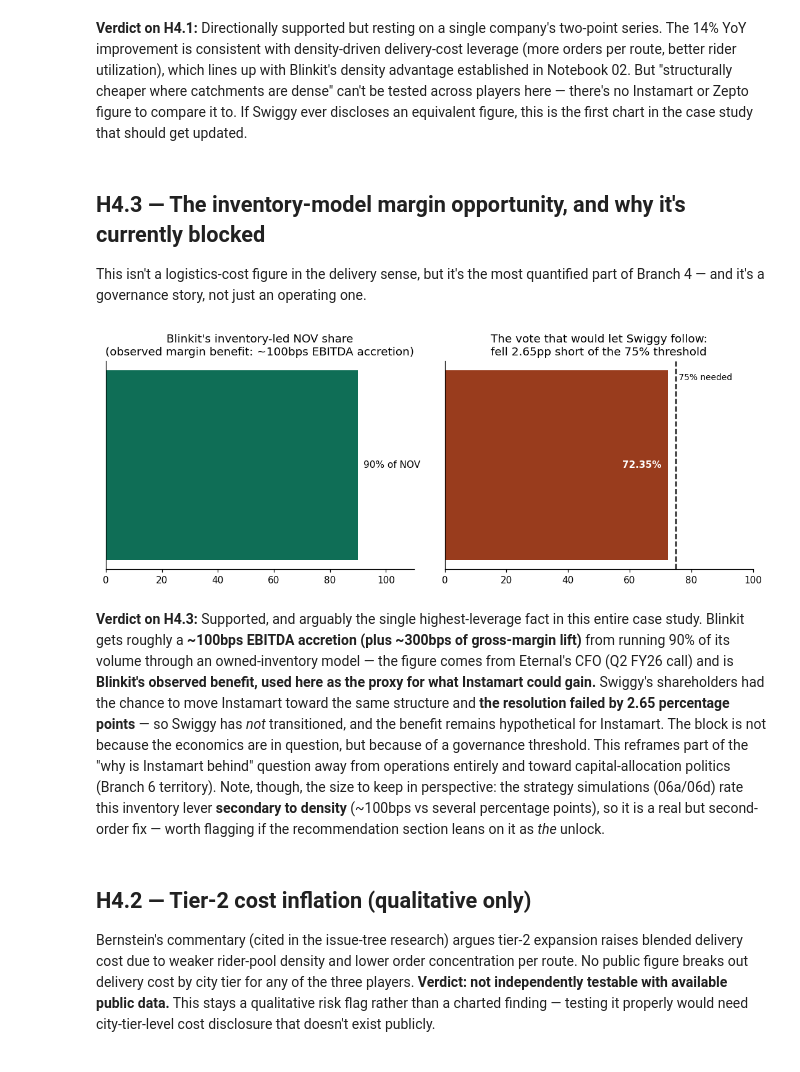
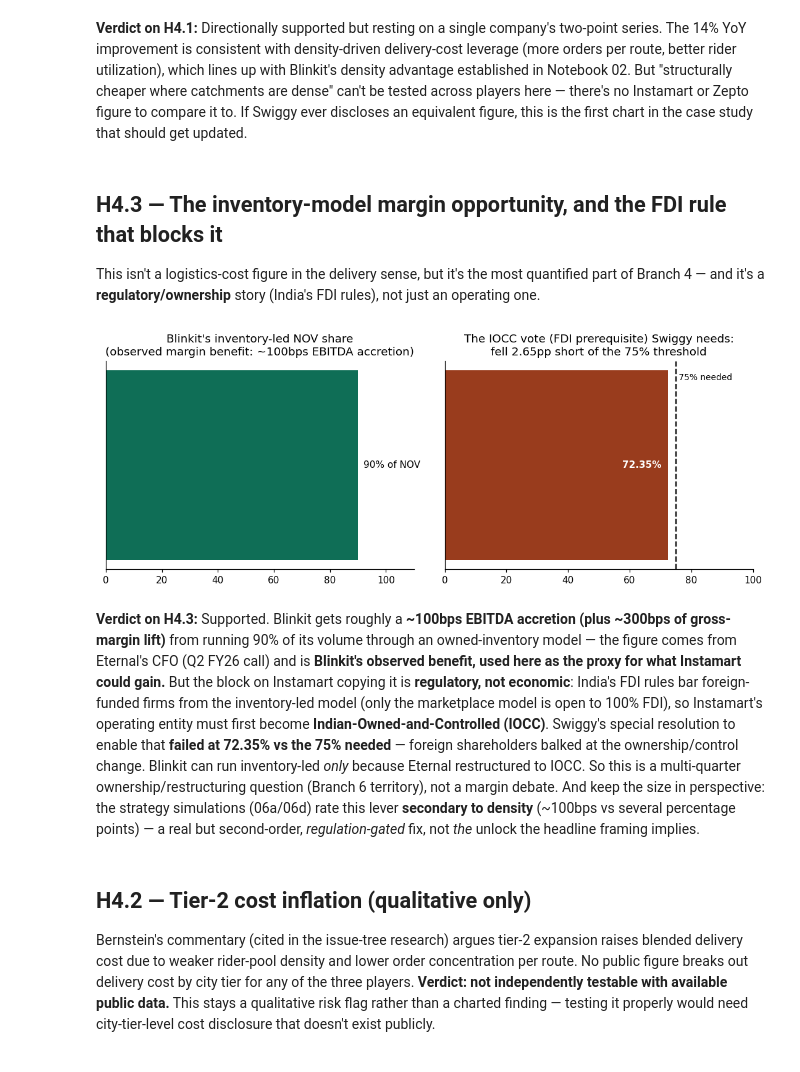
Before and after one commit to addy9051/swiggy-instamart-casestudy, a Jupyter notebook: notebooks/05_logistics_cost_benchmarking.ipynb, the cells around one changed output. Cells and saved outputs as stored; diff of their text form; code cells hidden in the pictures.

```diff
--- a/notebooks/05_logistics_cost_benchmarking.ipynb
+++ b/notebooks/05_logistics_cost_benchmarking.ipynb
@@ -75,53 +75,55 @@ are dense" can't be tested across players here — there's no Instamart or Zepto
 compare it to. If Swiggy ever discloses an equivalent figure, this is the first chart in
 the case study that should get updated.
 # %% [markdown]
-## H4.3 — The inventory-model margin opportunity, and why it's currently blocked
+## H4.3 — The inventory-model margin opportunity, and the FDI rule that blocks it
 
 This isn't a logistics-cost figure in the delivery sense, but it's the most quantified
-part of Branch 4 — and it's a governance story, not just an operating one.
+part of Branch 4 — and it's a **regulatory/ownership** story (India's FDI rules), not just
+an operating one.
 # %%
 inventory_share = master.loc[master.metric == "Inventory-led NOV Share", "value"].iloc[0]
 # Real-data note: the inventory benefit is Blinkit's OBSERVED ~100bps EBITDA accretion (Eternal CFO,
-# Q2FY26), the proxy for what Instamart could gain — Swiggy never transitioned (the IOCC vote failed).
-# Metric was renamed from "...(stated)" to "...(EBITDA accretion)" in master_metrics during the fact-check.
+# Q2FY26), the proxy for what Instamart could gain. The block is REGULATORY: India's FDI rules bar
+# foreign-funded firms from the inventory-led model, so the entity must first become Indian-Owned-and-
+# Controlled (IOCC) — the special resolution to enable that failed at 72.35% vs 75% (Swiggy never transitioned).
 margin_benefit_bps = master.loc[master.metric == "Inventory Model Margin Benefit (EBITDA accretion)", "value"].iloc[0]
 vote_share = master.loc[master.metric == "IOCC Resolution Vote Share", "value"].iloc[0]
 THRESHOLD_NEEDED = 75.0
 
 fig, axes = plt.subplots(1, 2, figsize=(10, 4))
 
 axes[0].barh(["Blinkit"], [inventory_share], color="#0F6E56")
 axes[0].text(inventory_share + 2, 0, f"{inventory_share:.0f}% of NOV", va="center", fontsize=10)
 axes[0].set_xlim(0, 110)
 axes[0].set_title(f"Blinkit's inventory-led NOV share\n(observed margin benefit: ~{margin_benefit_bps:.0f}bps EBITDA accretion)")
 axes[0].set_yticks([])
 
 axes[1].barh(["IOCC vote"], [vote_share], color="#993C1D")
 axes[1].axvline(THRESHOLD_NEEDED, color="#0C0C0C", linestyle="--", linewidth=1.5)
 axes[1].text(THRESHOLD_NEEDED, 0.35, f" {THRESHOLD_NEEDED:.0f}% needed", fontsize=9, va="bottom")
 axes[1].text(vote_share - 2, 0, f"{vote_share:.2f}%", va="center", ha="right", fontsize=10, color="white", fontweight="bold")
 axes[1].set_xlim(0, 100)
-axes[1].set_title(f"The vote that would let Swiggy follow:\nfell {THRESHOLD_NEEDED - vote_share:.2f}pp short of the 75% threshold")
+axes[1].set_title(f"The IOCC vote (FDI prerequisite) Swiggy needs:\nfell {THRESHOLD_NEEDED - vote_share:.2f}pp short of the 75% threshold")
 axes[1].set_yticks([])
 
 plt.tight_layout()
 plt.savefig(PROCESSED / "b4_chart_inventory_model_opportunity.png", bbox_inches="tight")
 plt.show()
 # %% [output]
-[figure, old version]
+[figure, new version]
 # %% [markdown]
-**Verdict on H4.3:** Supported, and arguably the single highest-leverage fact in
-this entire case study. Blinkit gets roughly a **~100bps EBITDA accretion (plus ~300bps of
-gross-margin lift)** from running 90% of its volume through an owned-inventory model — the figure
-comes from Eternal's CFO (Q2 FY26 call) and is **Blinkit's observed benefit, used here as the proxy
-for what Instamart could gain.** Swiggy's shareholders had the chance to move Instamart toward the
-same structure and **the resolution failed by 2.65 percentage points** &mdash; so Swiggy has *not*
-transitioned, and the benefit remains hypothetical for Instamart. The block is not because the
-economics are in question, but because of a governance threshold. This reframes part of the "why is
-Instamart behind" question away from operations entirely and toward capital-allocation politics
-(Branch 6 territory). Note, though, the size to keep in perspective: the strategy simulations (06a/06d)
-rate this inventory lever **secondary to density** (~100bps vs several percentage points), so it is a
-real but second-order fix — worth flagging if the recommendation section leans on it as *the* unlock.
+**Verdict on H4.3:** Supported. Blinkit gets roughly a **~100bps EBITDA accretion (plus ~300bps of
+gross-margin lift)** from running 90% of its volume through an owned-inventory model — the figure comes
+from Eternal's CFO (Q2 FY26 call) and is **Blinkit's observed benefit, used here as the proxy for what
+Instamart could gain.** But the block on Instamart copying it is **regulatory, not economic**: India's
+FDI rules bar foreign-funded firms from the inventory-led model (only the marketplace model is open to
+100% FDI), so Instamart's operating entity must first become **Indian-Owned-and-Controlled (IOCC)**.
+Swiggy's special resolution to enable that **failed at 72.35% vs the 75% needed** — foreign shareholders
+balked at the ownership/control change. Blinkit can run inventory-led *only* because Eternal restructured
+to IOCC. So this is a multi-quarter ownership/restructuring question (Branch 6 territory), not a margin
+debate. And keep the size in perspective: the strategy simulations (06a/06d) rate this lever **secondary
+to density** (~100bps vs several percentage points) — a real but second-order, *regulation-gated* fix,
+not *the* unlock the headline framing implies.
 # %% [markdown]
 ## H4.2 — Tier-2 cost inflation (qualitative only)
 
```
Also changed, not shown: parts of 1 cell of this notebook, 16 other files.
